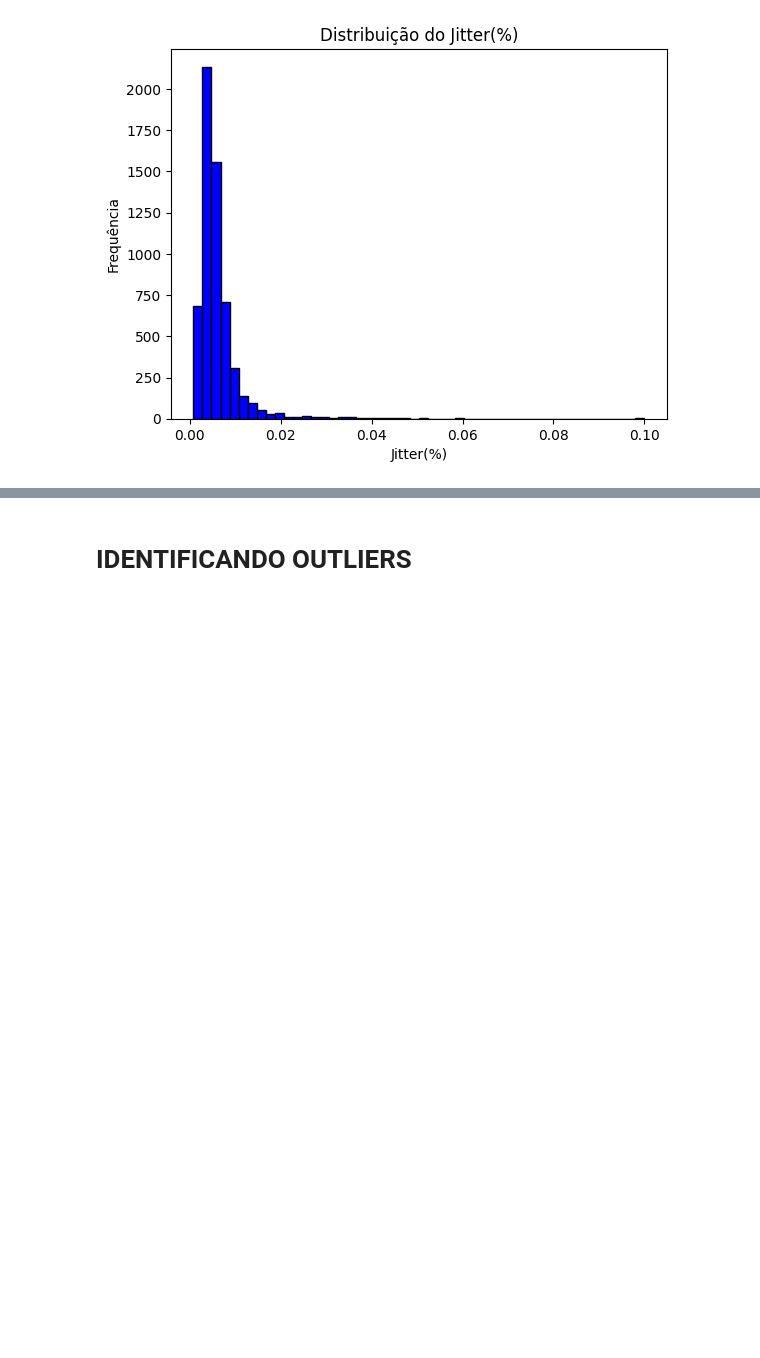
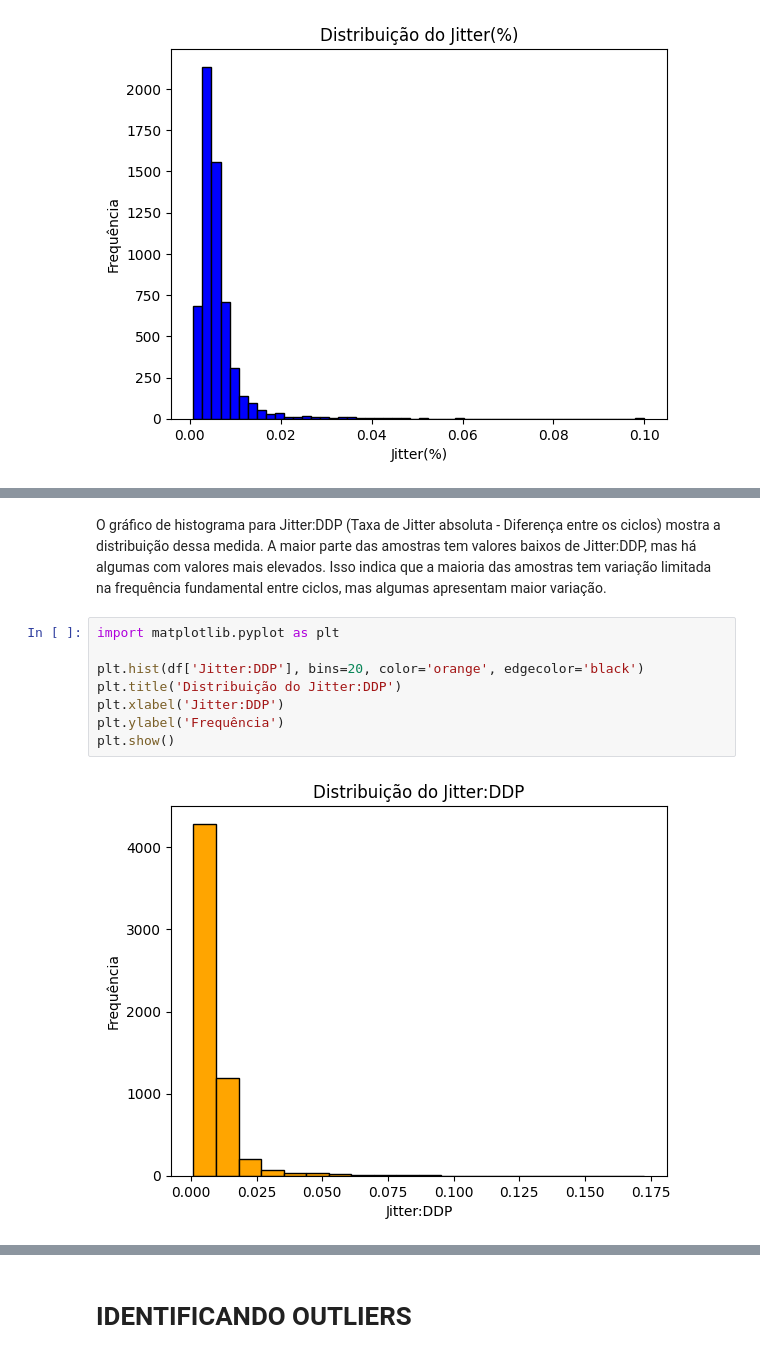
Before and after one commit to KacioSilva/ProjetoAM, a Jupyter notebook: Prova_AM.ipynb, the cells around one changed output, grey strips where cells are left out. Cells and saved outputs as stored; diff of their text form; blank space fills up the shorter version.

```diff
--- a/Prova_AM.ipynb
+++ b/Prova_AM.ipynb
@@ -317,0 +354,12 @@ plt.show()
+# %% [markdown]
+O gráfico de histograma para Jitter:DDP (Taxa de Jitter absoluta - Diferença entre os ciclos) mostra a distribuição dessa medida. A maior parte das amostras tem valores baixos de Jitter:DDP, mas há algumas com valores mais elevados. Isso indica que a maioria das amostras tem variação limitada na frequência fundamental entre ciclos, mas algumas apresentam maior variação.
+# %%
+import matplotlib.pyplot as plt
+
+plt.hist(df['Jitter:DDP'], bins=20, color='orange', edgecolor='black')
+plt.title('Distribuição do Jitter:DDP')
+plt.xlabel('Jitter:DDP')
+plt.ylabel('Frequência')
+plt.show()
+# %% [output]
+[figure, added]
```
Also changed, not shown: parts of 16 cells of this notebook.
